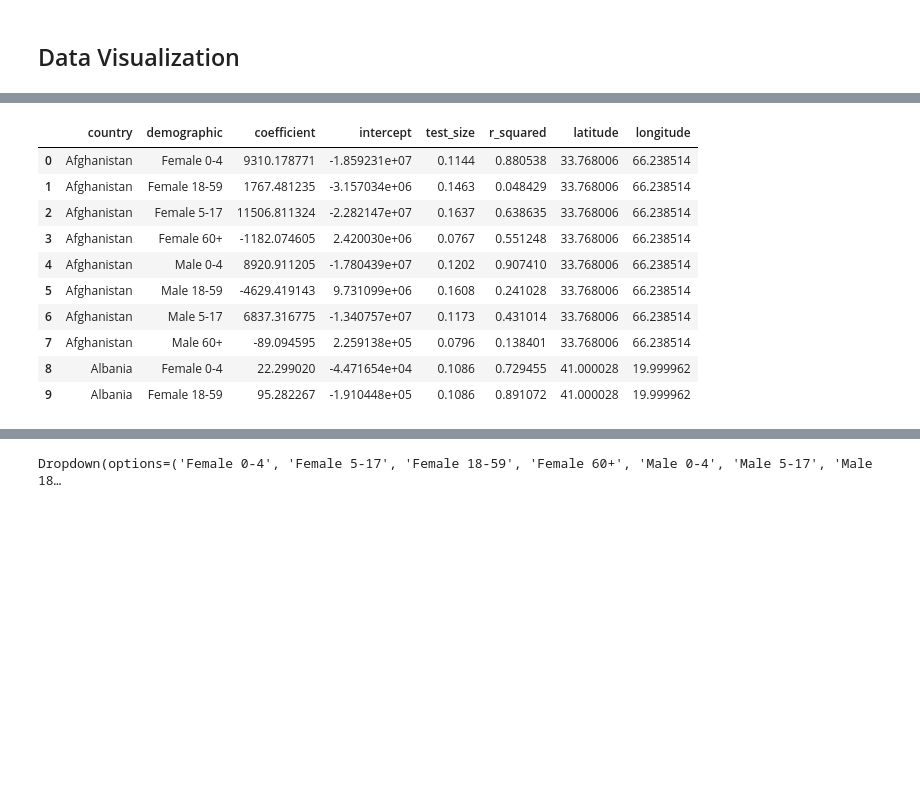
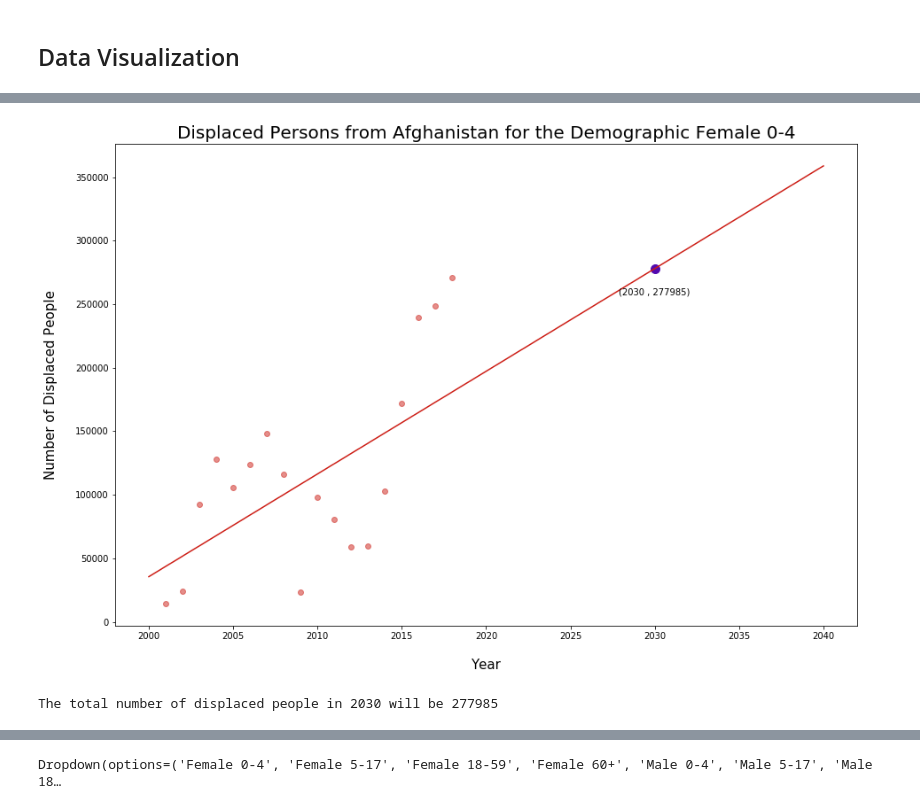
Before and after one commit to Miagong777/unhcr_displaced_demographics, a Jupyter notebook: Refugee_Project.ipynb, the cells around one changed output, grey strips where cells are left out. Drawn from its saved outputs; the diff is of its cells as text; code cells hidden in the pictures; blank space fills up the shorter version.

```diff
--- a/Refugee_Project.ipynb
+++ b/Refugee_Project.ipynb
@@ -336,16 +415,0 @@ appended_df.head()
-# %%
-overall_table_regression = overall_table_regression.merge(appended_df, how = 'left', on = 'country')
-
-overall_table_regression.head(10)
-# %% [output]
-|  | country | demographic | coefficient | intercept | test_size | r_squared | latitude | longitude |
-| 0 | Afghanistan | Female 0-4 | 9310.178771 | -1.859231e+07 | 0.1144 | 0.880538 | 33.768006 | 66.238514 |
-| 1 | Afghanistan | Female 18-59 | 1767.481235 | -3.157034e+06 | 0.1463 | 0.048429 | 33.768006 | 66.238514 |
-| 2 | Afghanistan | Female 5-17 | 11506.811324 | -2.282147e+07 | 0.1637 | 0.638635 | 33.768006 | 66.238514 |
-| 3 | Afghanistan | Female 60+ | -1182.074605 | 2.420030e+06 | 0.0767 | 0.551248 | 33.768006 | 66.238514 |
-| 4 | Afghanistan | Male 0-4 | 8920.911205 | -1.780439e+07 | 0.1202 | 0.907410 | 33.768006 | 66.238514 |
-| 5 | Afghanistan | Male 18-59 | -4629.419143 | 9.731099e+06 | 0.1608 | 0.241028 | 33.768006 | 66.238514 |
-| 6 | Afghanistan | Male 5-17 | 6837.316775 | -1.340757e+07 | 0.1173 | 0.431014 | 33.768006 | 66.238514 |
-| 7 | Afghanistan | Male 60+ | -89.094595 | 2.259138e+05 | 0.0796 | 0.138401 | 33.768006 | 66.238514 |
-| 8 | Albania | Female 0-4 | 22.299020 | -4.471654e+04 | 0.1086 | 0.729455 | 41.000028 | 19.999962 |
-| 9 | Albania | Female 18-59 | 95.282267 | -1.910448e+05 | 0.1086 | 0.891072 | 41.000028 | 19.999962 |
@@ -436,6 +416,10 @@ def generate_map(dataframe, demographic, year):
 # %%
+prediction_visualization(overall_table_regression, demographics_df, 'Afghanistan', 'Female 0-4', 2030)
+
 generate_map(overall_table_regression, 'Female 0-4', 2030)
 # %% [output]
+[figure, added]
+The total number of displaced people in 2030 will be 277985
 [interactive output not drawn]
 # %%
 # import ipywidgets as widgets
```
Also changed, not shown: parts of 14 cells of this notebook.
